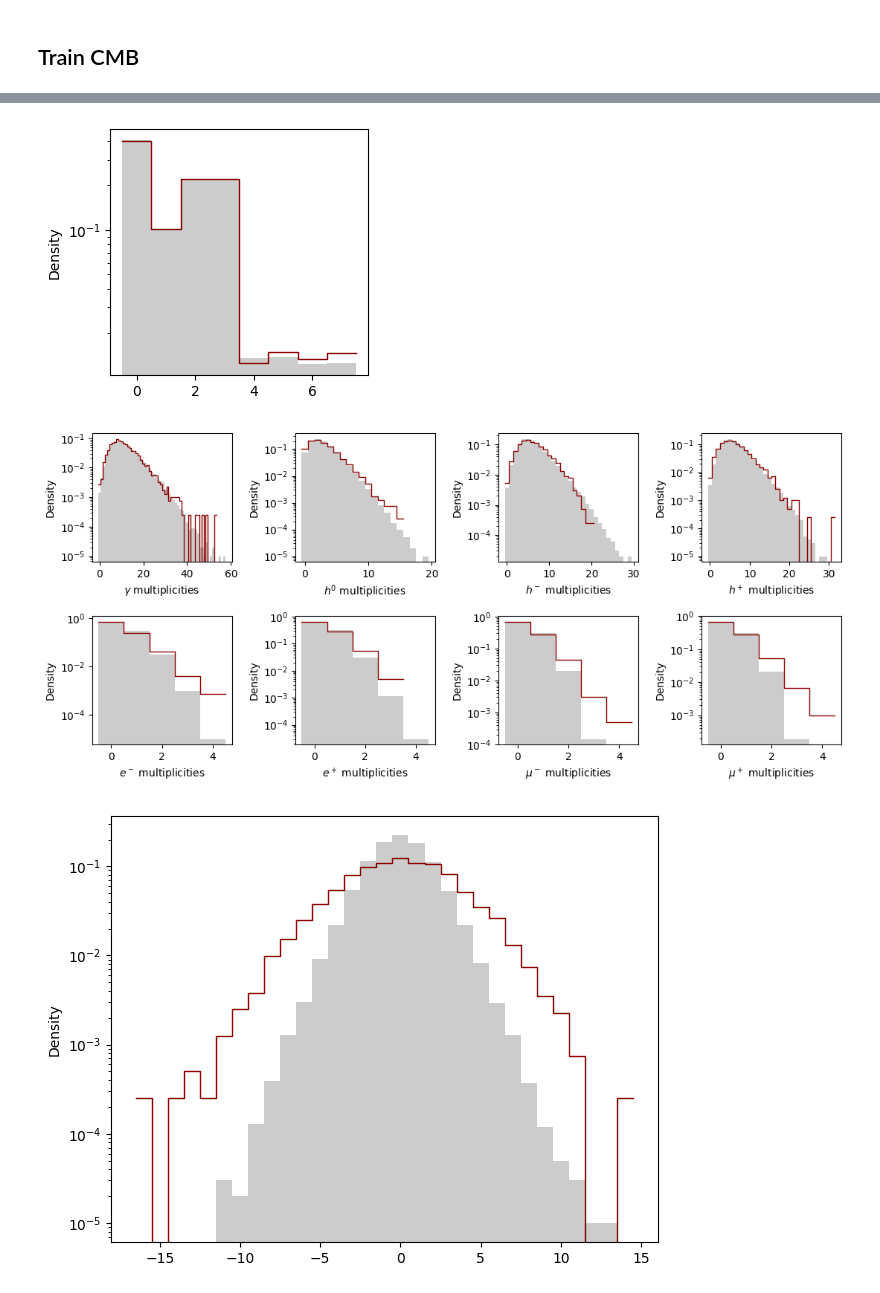
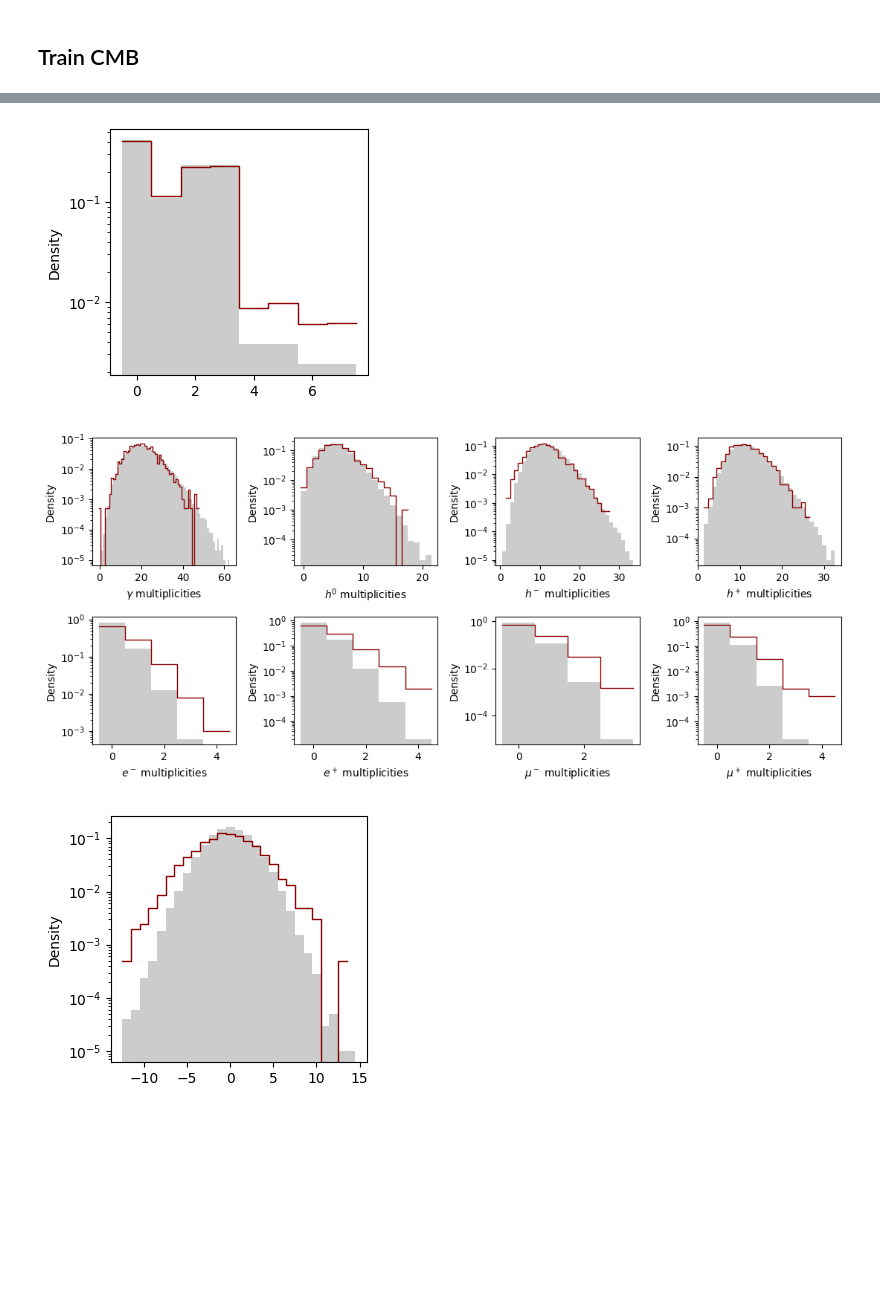
Before and after one commit to dfaroughy/CMB, a Jupyter notebook: experiments/jetclass/train_epic_hybrid.ipynb, the cells around one changed output, grey strips where cells are left out. Cells and saved outputs as stored; diff of their text form; code cells hidden in the pictures; blank space fills up the shorter version.

```diff
--- a/experiments/jetclass/train_epic_hybrid.ipynb
+++ b/experiments/jetclass/train_epic_hybrid.ipynb
@@ -58,13 +60,19 @@ plt.show()
 # %%
 from cmb.models.trainers import CMBTrainer
 from cmb.models.architectures.epic import HybridEPiC
-from cmb.dynamics.cmb import ConditionalMarkovBridge
+from cmb.dynamics.cmb import ConditionalMarkovBridge, BatchOTCMB
 
-hepic = HybridEPiC(config)
-dynamics = ConditionalMarkovBridge(config)
-epic_cmb = CMBTrainer(config, dynamics, hepic, jets)
+config.train.device = 'cuda:2'
+config.model.num_blocks = 8
+config.model.dim.embed.time = 32
+config.model.dim.embed.features.continuous = 32
+config.model.dim.embed.features.discrete = 32
 
-# epic_cmb.load(path='/home/df630/CMB/results/JetClass/beta-gauss_to_tops_ConditionalMarkovBridge_HybridEPiC_2024.09.25_11h49')
-epic_cmb.train()
+epic = HybridEPiC(config)
+dynamics = BatchOTCMB(config)
+epic_cmb = CMBTrainer(config, dynamics, epic, jets)
+
+epic_cmb.load(path='/home/df630/CMB/results/JetClass/beta-gauss_to_tops_ConditionalFlowMatching_HybridEPiC_2024.09.26_02h15', model='best')
+# epic_cmb.train()
 # %% [output]
 INFO: building dataloaders...
@@ -92,0 +97,8 @@ gen_discrete.shape, jets.target.discrete.shape
+# %%
+from cmb.datasets.jetclass import ParticleClouds
+
+jets_generated = torch.cat([pipeline.paths[-1], pipeline.jumps[-1].unsqueeze(-1), test_data.source.mask], dim=-1)
+jets_generated = ParticleClouds(jets_generated, min_num_particles=0, max_num_particles=128, discrete_features=True)
+
+mask_gen = jets_generated.mask > 0
+mask_data = jets.target.mask > 0
@@ -93,30 +164,19 @@ gen_discrete.shape, jets.target.discrete.shape
 # %%
-import seaborn as sns
-import torch
-import numpy as np
-import matplotlib.pyplot as plt
-
 fig, ax = plt.subplots(1, 1, figsize=(3.5,3))
-
-mask_gen = test.source.mask[:num_gen_jets] > 0
-mask_data = jets.target.mask > 0
-
-sns.histplot(jets.target.discrete[mask_data.squeeze(-1)], discrete=True, element='step', alpha=0.2, lw=0., color='k', label='target', stat='density', log_scale=(False, True))
-sns.histplot(gen_discrete[mask_gen.squeeze(-1)], discrete=True, element='step', fill=False, color='darkred', lw=1,label='generated', stat='density', log_scale=(False, True))
+sns.histplot(jets.target.discrete[mask_data.squeeze(-1)], discrete=True, **args_tar)
+sns.histplot(jets_generated.discrete[mask_gen.squeeze(-1)], discrete=True, **args_gen)
 plt.tight_layout()
 plt.savefig(epic_cmb.workdir / 'flavor_fraction.png')
 plt.show()
 # %% [output]
-[figure, old version]
+[figure, new version]
 # %%
-import matplotlib.pyplot as plt
-
 fig, ax = plt.subplots(2, 4, figsize=(11,5))
 
 dic = {0:r'$\gamma$', 1:r'$h^0$', 2:r'$h^-$', 3:r'$h^+$', 4:r'$e^-$', 5:r'$e^+$', 6:r'$\mu^-$', 7:r'$\mu^+$'}
 
 for n in [0,1,2,3]:
-    gen_counts = (gen_discrete == n) * mask_gen.squeeze(-1)
+    gen_counts = (jets_generated.discrete == n) * mask_gen.squeeze(-1)
     gen_counts = gen_counts.sum(dim=1)
     data_counts = (jets.target.discrete== n) * mask_data.squeeze(-1)
     data_counts = data_counts.sum(dim=1)
@@ -125,7 +185,7 @@ for n in [0,1,2,3]:
     sns.histplot(gen_counts, discrete=True, element='step', fill=False, color='darkred', lw=1,label='generated', stat='density', log_scale=(False, True), ax=ax[0,n])
     ax[0,n].set_xlabel(f'{dic[n]} multiplicities')
 for n in [0,1,2,3]:
-    gen_counts = (gen_discrete == 4+n).sum(dim=1)
+    gen_counts = (jets_generated.discrete == 4+n).sum(dim=1)
     data_counts = (jets.target.discrete== 4+n).sum(dim=1)
     sns.histplot(data_counts , discrete=True, element='step', alpha=0.2, lw=0., color='k', label='target', stat='density', log_scale=(False, True), ax=ax[1,n])
     sns.histplot(gen_counts, discrete=True, element='step', fill=False, color='darkred', lw=1,label='generated', stat='density', log_scale=(False, True), ax=ax[1,n])
@@ -135,17 +195,17 @@ plt.tight_layout()
 plt.savefig(epic_cmb.workdir / 'flavor_fraction.png')
 plt.show()
 # %% [output]
-[figure, old version]
+[figure, new version]
 # %%
-gen_total_charge = (gen_discrete == 2).sum(dim=1) - (gen_discrete == 3).sum(dim=1) + (gen_discrete == 4).sum(dim=1) - (gen_discrete == 5).sum(dim=1) + (gen_discrete == 6).sum(dim=1) - (gen_discrete == 7).sum(dim=1)
+gen_total_charge = (jets_generated.discrete == 2).sum(dim=1) - (jets_generated.discrete == 3).sum(dim=1) + (jets_generated.discrete == 4).sum(dim=1) - (jets_generated.discrete == 5).sum(dim=1) + (jets_generated.discrete == 6).sum(dim=1) - (jets_generated.discrete == 7).sum(dim=1)
 data_total_charge = (jets.target.discrete == 2).sum(dim=1) - (jets.target.discrete == 3).sum(dim=1) + (jets.target.discrete == 4).sum(dim=1) - (jets.target.discrete == 5).sum(dim=1) + (jets.target.discrete == 6).sum(dim=1) - (jets.target.discrete == 7).sum(dim=1)
 
+fig, ax = plt.subplots(1, 1, figsize=(3.5,3))
 sns.histplot(gen_total_charge, discrete=True, element='step', fill=False, color='darkred', lw=1,label='generated', stat='density', log_scale=(False, True))
 sns.histplot(data_total_charge, discrete=True, element='step', alpha=0.2, lw=0., color='k', label='target', stat='density', log_scale=(False, True))
-
 plt.tight_layout()
 plt.savefig(epic_cmb.workdir / 'jet_charge.png')
 plt.show()
 # %% [output]
-[figure, old version]
+[figure, new version]
 # %%
```
Also changed, not shown: parts of 20 cells of this notebook, 4 other files.
